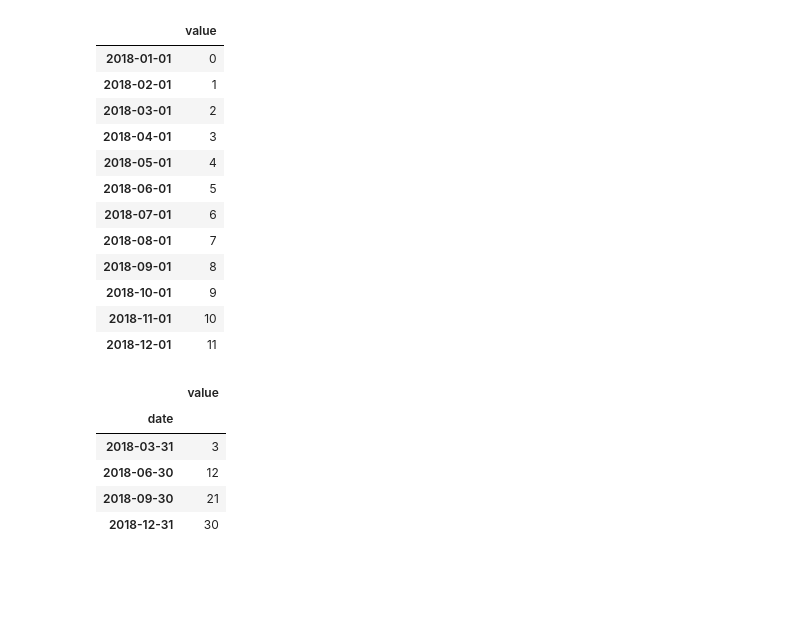
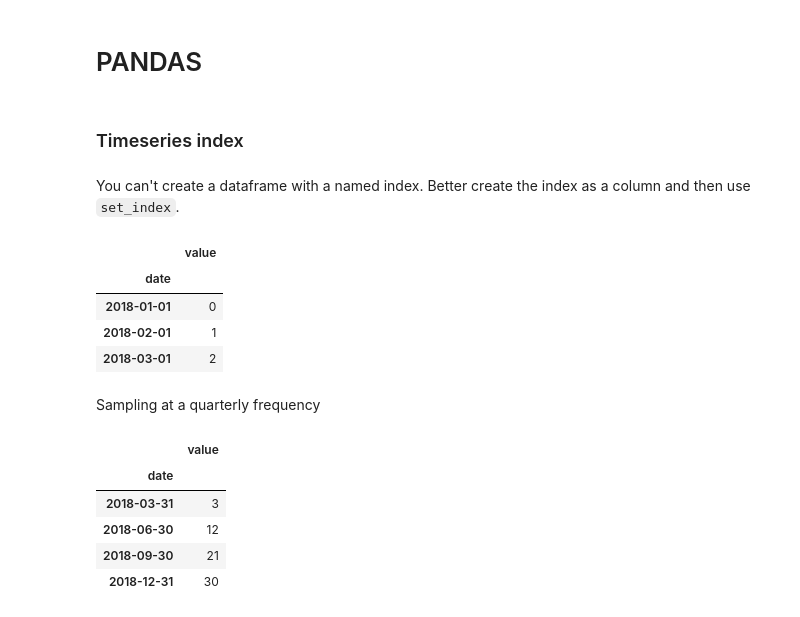
Before and after one commit to marcdelabarrera/python_snippets, a Jupyter notebook: pandas/pandas.ipynb, the cells around one changed output. Cells and saved outputs as stored; diff of their text form; code cells hidden in the pictures; blank space fills up the shorter version.

```diff
--- a/pandas/pandas.ipynb
+++ b/pandas/pandas.ipynb
@@ -1,25 +1,24 @@
 # %%
 import pandas as pd
+# %% [markdown]
+# PANDAS
+# %% [markdown]
+### Timeseries index
+# %% [markdown]
+You can't create a dataframe with a named index. Better create the index as a column and then use `set_index`.
 # %%
 df = pd.DataFrame({'date':pd.date_range("2018-01-01", periods=12, freq="MS"),
                    'value':range(0,12)})
 df.set_index('date', inplace= True)
 df.head(3)
-df.index.name = None
 # %% [output]
 |  | value |
+| date |  |
 | 2018-01-01 | 0 |
 | 2018-02-01 | 1 |
 | 2018-03-01 | 2 |
-| 2018-04-01 | 3 |
-| 2018-05-01 | 4 |
-| 2018-06-01 | 5 |
-| 2018-07-01 | 6 |
-| 2018-08-01 | 7 |
-| 2018-09-01 | 8 |
-| 2018-10-01 | 9 |
-| 2018-11-01 | 10 |
-| 2018-12-01 | 11 |
+# %% [markdown]
+Sampling at a quarterly frequency
 # %%
 df.resample("Q").agg("sum")
 # %% [output]
```
Also changed, not shown: parts of 19 cells of this notebook.
